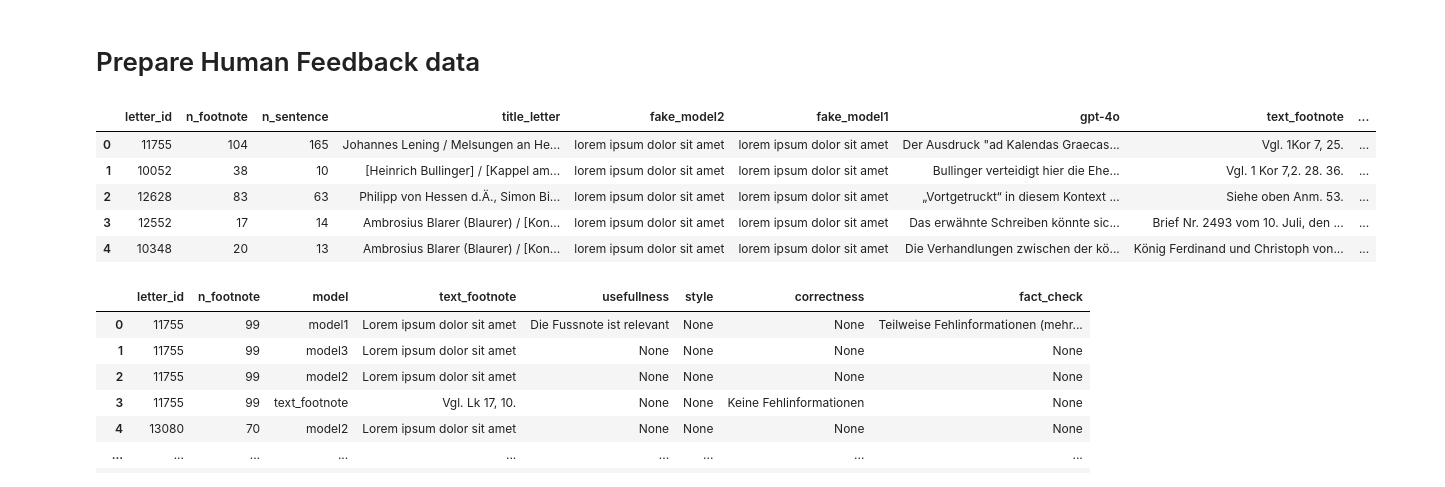
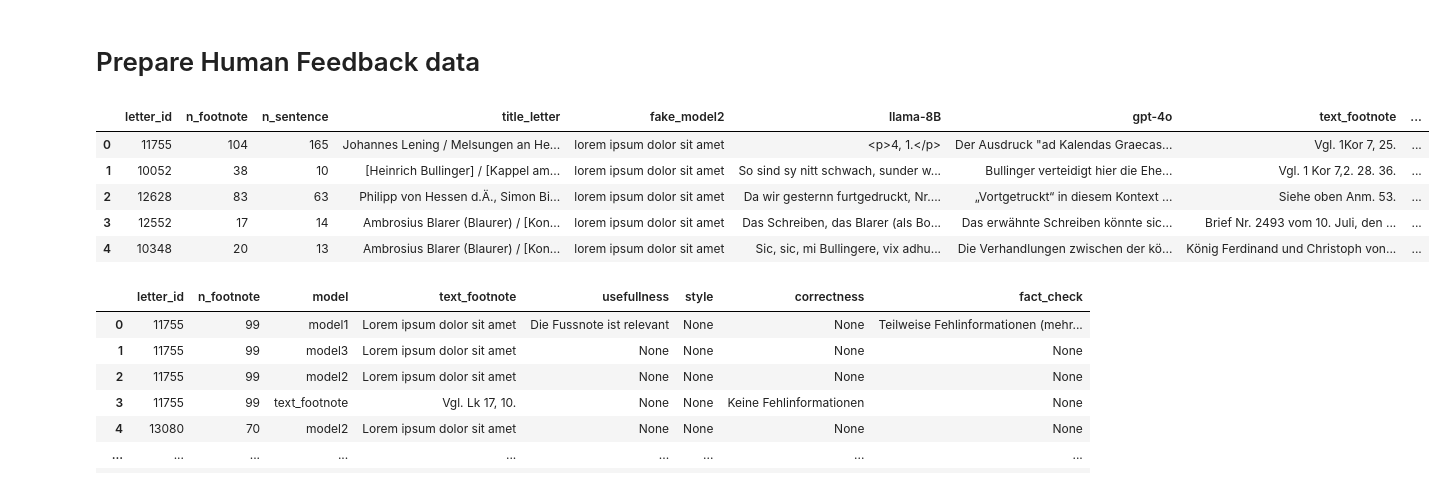
Before and after one commit to Boffl/BullingerDigitalLMFootnotes, a Jupyter notebook: data_analysis_and_preparation/prepare_data.ipynb, the cells around one changed output. Drawn from its saved outputs; the diff is of its cells as text; code cells hidden in the pictures.

Commit message:
add the llama-8B to the eval excel sheet

```diff
--- a/data_analysis_and_preparation/prepare_data.ipynb
+++ b/data_analysis_and_preparation/prepare_data.ipynb
@@ -517,3 +515,9 @@ for filename in prompt_file_list:
+# %%
+import json
+with open(f"../../data/human_feedback_prompts.json", "r", encoding="utf-8") as injson:
+    files_to_copy = json.load(injson)
+for filename in files_to_copy:
+    shutil.copy(f"../../data/prompts/instruct_add_window/test/{filename}", f"../../data/prompts/instruct_add_window/test_human_eval/{filename}")
 # %% [markdown]
 # Prepare Human Feedback data
 # %%
@@ -532,7 +536,7 @@ from prepare_human_feedback import sample_from_test_set
 
 
 
-sample_df = sample_from_test_set(footnote_df_new_classification, strat_sample_dict)
+sample_df = sample_from_test_set(footnote_df_new_classification)
 sample_df = sample_df.drop(columns=["edition", "xml_footnote", "xml_sentence", "len_footnote", "pos_footnote"])
 # choose 40 footnotes, make sure equal amounts of languages and maybe labels
 # %%
@@ -567,7 +571,7 @@ def input_model_answers(df, n_column, model_name):
         eval_filepath = os.path.join(DATA_DIR, "model_responses", "gpt", "gpt-4o-2024-08-06-instruct_add-test_human_eval.csv")
 
     else:
-        eval_filepath = os.path.join(DATA_DIR, "model_responses", "llama", f"{model_map[model_name]}_instruct_add_test_human_eval.csv")
+        eval_filepath = os.path.join(DATA_DIR, "model_responses", "llama/llama", f"{model_map[model_name]}_instruct_add_test_human_eval.csv")
 
     eval_df = pd.read_csv(eval_filepath)[["letter_id", "n_footnote", "generated_footnote"]]
     df_merged = df.merge(eval_df,
@@ -591,17 +595,17 @@ def input_fake_model_answers(df, n_column, model_name):
     return df
 # %%
 sample_df = input_model_answers(sample_df, 3, "gpt-4o")
-sample_df = input_fake_model_answers(sample_df, 3, "fake_model1")
+sample_df = input_model_answers(sample_df, 3, "llama-8B")
 sample_df = input_fake_model_answers(sample_df, 3, "fake_model2")
 input_letter_head(sample_df, 3)
 sample_df.head()
 # %% [output]
-|  | letter_id | n_footnote | n_sentence | title_letter | fake_model2 | fake_model1 | gpt-4o | text_footnote | ... |
-| 0 | 11755 | 104 | 165 | Johannes Lening / Melsungen an He... | lorem ipsum dolor sit amet | lorem ipsum dolor sit amet | Der Ausdruck "ad Kalendas Graecas... | Vgl. 1Kor 7, 25. | ... |
-| 1 | 10052 | 38 | 10 | [Heinrich Bullinger] / [Kappel am... | lorem ipsum dolor sit amet | lorem ipsum dolor sit amet | Bullinger verteidigt hier die Ehe... | Vgl. 1 Kor 7,2. 28. 36. | ... |
-| 2 | 12628 | 83 | 63 | Philipp von Hessen d.Ä., Simon Bi... | lorem ipsum dolor sit amet | lorem ipsum dolor sit amet | „Vortgetruckt“ in diesem Kontext ... | Siehe oben Anm. 53. | ... |
-| 3 | 12552 | 17 | 14 | Ambrosius Blarer (Blaurer) / [Kon... | lorem ipsum dolor sit amet | lorem ipsum dolor sit amet | Das erwähnte Schreiben könnte sic... | Brief Nr. 2493 vom 10. Juli, den ... | ... |
-| 4 | 10348 | 20 | 13 | Ambrosius Blarer (Blaurer) / [Kon... | lorem ipsum dolor sit amet | lorem ipsum dolor sit amet | Die Verhandlungen zwischen der kö... | König Ferdinand und Christoph von... | ... |
+|  | letter_id | n_footnote | n_sentence | title_letter | fake_model2 | llama-8B | gpt-4o | text_footnote | ... |
+| 0 | 11755 | 104 | 165 | Johannes Lening / Melsungen an He... | lorem ipsum dolor sit amet | <p>4, 1.</p> | Der Ausdruck "ad Kalendas Graecas... | Vgl. 1Kor 7, 25. | ... |
+| 1 | 10052 | 38 | 10 | [Heinrich Bullinger] / [Kappel am... | lorem ipsum dolor sit amet | So sind sy nitt schwach, sunder w... | Bullinger verteidigt hier die Ehe... | Vgl. 1 Kor 7,2. 28. 36. | ... |
+| 2 | 12628 | 83 | 63 | Philipp von Hessen d.Ä., Simon Bi... | lorem ipsum dolor sit amet | Da wir gesternn furtgedruckt, Nr.... | „Vortgetruckt“ in diesem Kontext ... | Siehe oben Anm. 53. | ... |
+| 3 | 12552 | 17 | 14 | Ambrosius Blarer (Blaurer) / [Kon... | lorem ipsum dolor sit amet | Das Schreiben, das Blarer (als Bo... | Das erwähnte Schreiben könnte sic... | Brief Nr. 2493 vom 10. Juli, den ... | ... |
+| 4 | 10348 | 20 | 13 | Ambrosius Blarer (Blaurer) / [Kon... | lorem ipsum dolor sit amet | Sic, sic, mi Bullingere, vix adhu... | Die Verhandlungen zwischen der kö... | König Ferdinand und Christoph von... | ... |
 # %%
 from prepare_human_feedback import fill_excel_with_data
 fill_excel_with_data(sample_df, '../evaluate/human_eval/eval_template.xlsx', '../evaluate/human_eval/evaluation_form_v1.xlsx')
```
Also changed, not shown: parts of 2 cells of this notebook, 2 other files.
